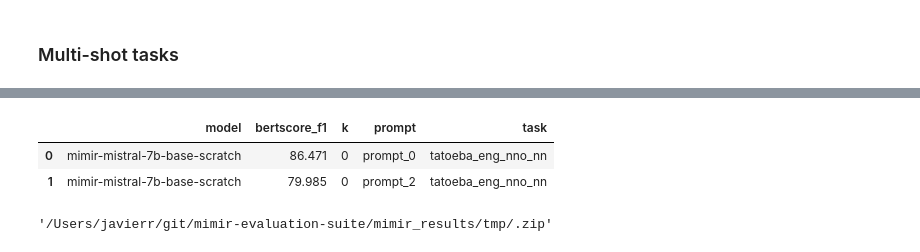
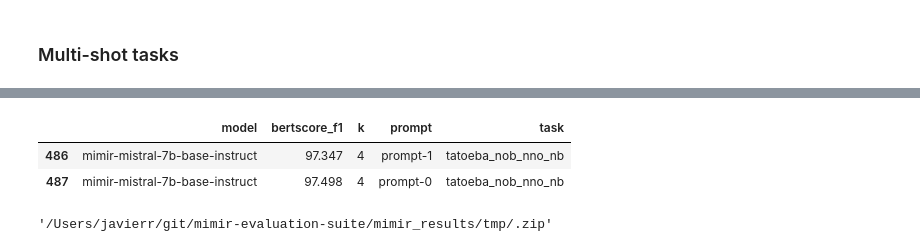
Before and after one commit to mimir-project/mimir-evaluation, a Jupyter notebook: agg_results/agg_res_sum.ipynb, the cells around one changed output, grey strips where cells are left out. Cells and saved outputs as stored; diff of their text form; code cells hidden in the pictures.

```diff
--- a/agg_results/agg_res_sum.ipynb
+++ b/agg_results/agg_res_sum.ipynb
@@ -1284,12 +1613,14 @@ task2metric_bs = {
 # print_latex_df(reogranize_by_k(schibsted_res[1]))
 # %%
 bertscore_mt = pd.read_csv("bertscore_mt_k_shot.tsv", sep="\t")
+bertscore_instruct = pd.read_csv("bertscore_instruct.tsv", sep="\t")
+bertscore_mt = pd.concat([bertscore_mt, bertscore_instruct])
 # %%
-bertscore_mt.head(2)
+bertscore_mt.tail(2)
 # %% [output]
 |  | model | bertscore_f1 | k | prompt | task |
-| 0 | mimir-mistral-7b-base-scratch | 86.471 | 0 | prompt_0 | tatoeba_eng_nno_nn |
-| 1 | mimir-mistral-7b-base-scratch | 79.985 | 0 | prompt_2 | tatoeba_eng_nno_nn |
+| 486 | mimir-mistral-7b-base-instruct | 97.347 | 4 | prompt-1 | tatoeba_nob_nno_nb |
+| 487 | mimir-mistral-7b-base-instruct | 97.498 | 4 | prompt-0 | tatoeba_nob_nno_nb |
 # %%
 def get_mt_results(
     task,
```
Also changed, not shown: parts of 35 cells of this notebook, 8 other files.
